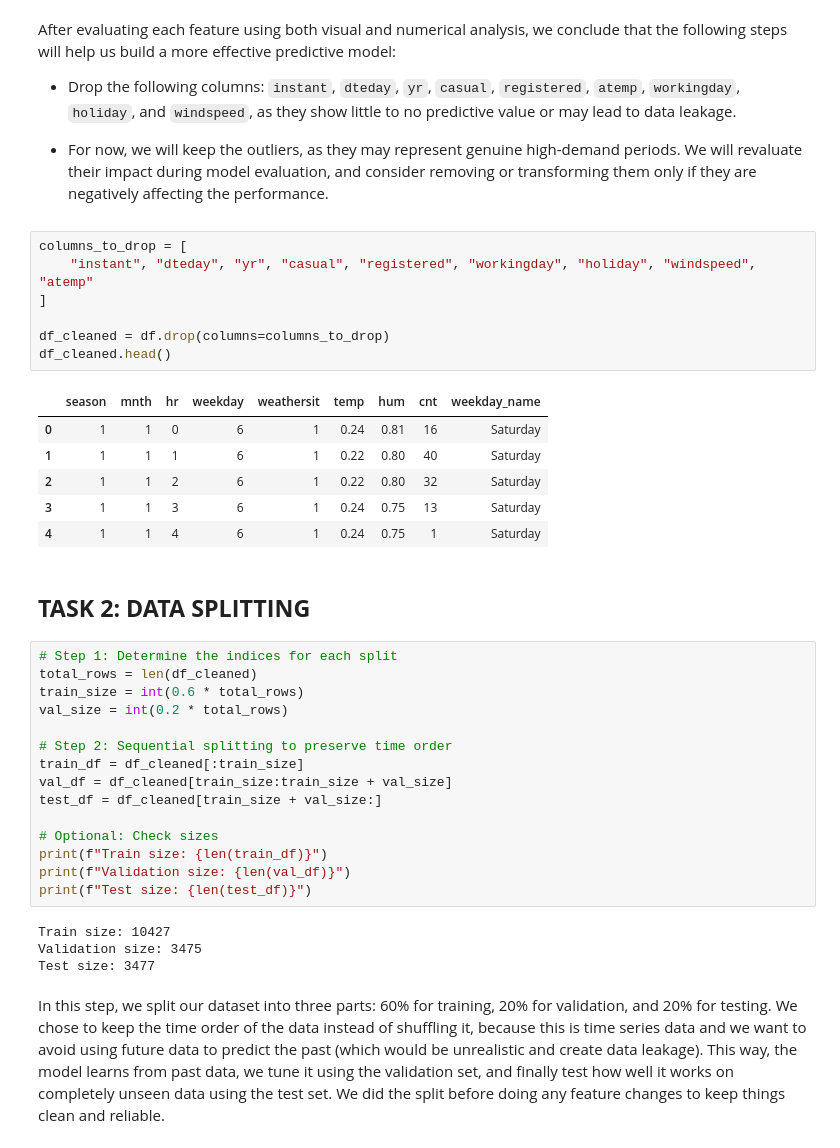
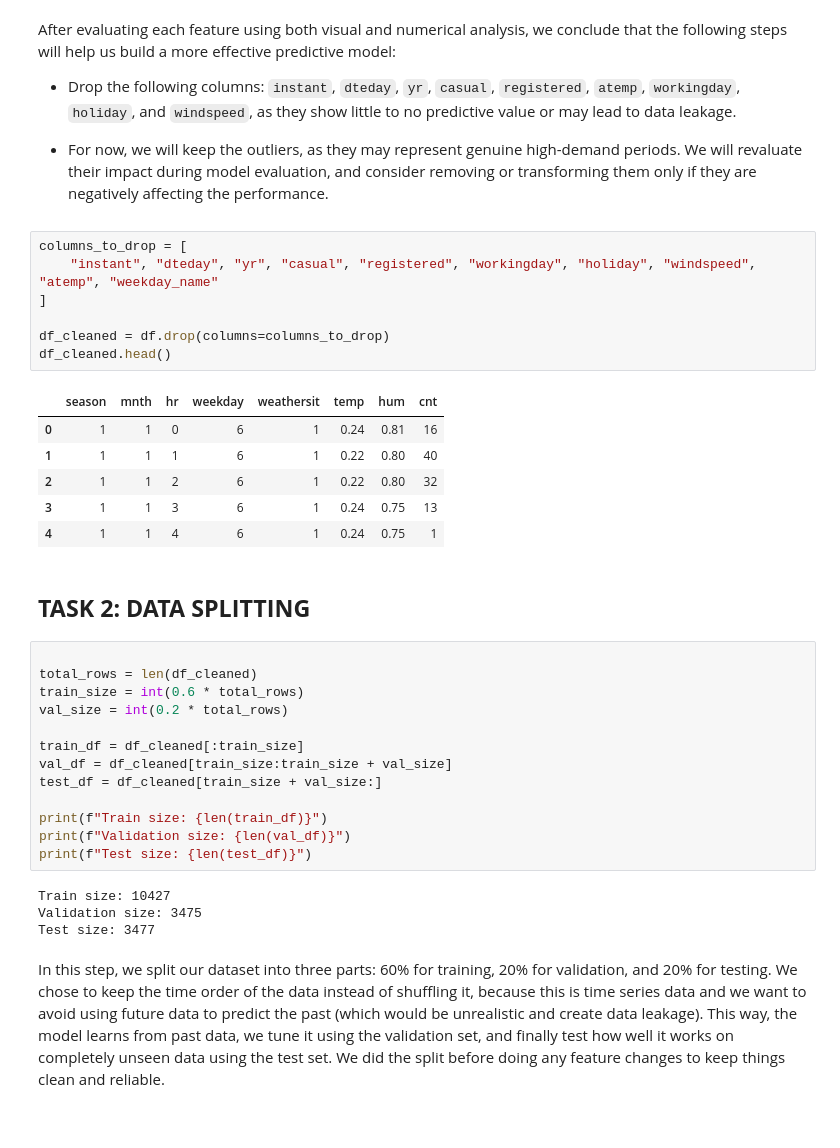
Before and after one commit to gregfu05/ML-fundamentals-2025_ASSIGNEMENT_2, a Jupyter notebook: Assignement_2_Gregorio_Santi_Furnari.ipynb, the cells around one changed output. Saved outputs shown, nothing was run; the diff lists cells and outputs as text.

```diff
--- a/Assignement_2_Gregorio_Santi_Furnari.ipynb
+++ b/Assignement_2_Gregorio_Santi_Furnari.ipynb
@@ -287,32 +273,30 @@ After evaluating each feature using both visual and numerical analysis, we concl
 - For now, we will keep the outliers, as they may represent genuine high-demand periods. We will revaluate their impact during model evaluation, and consider removing or transforming them only if they are negatively affecting the performance.
 # %%
 columns_to_drop = [
-    "instant", "dteday", "yr", "casual", "registered", "workingday", "holiday", "windspeed", "atemp"
+    "instant", "dteday", "yr", "casual", "registered", "workingday", "holiday", "windspeed", "atemp", "weekday_name"
 ]
 
 df_cleaned = df.drop(columns=columns_to_drop)
 df_cleaned.head()
 # %% [output]
-|  | season | mnth | hr | weekday | weathersit | temp | hum | cnt | weekday_name |
-| 0 | 1 | 1 | 0 | 6 | 1 | 0.24 | 0.81 | 16 | Saturday |
-| 1 | 1 | 1 | 1 | 6 | 1 | 0.22 | 0.80 | 40 | Saturday |
-| 2 | 1 | 1 | 2 | 6 | 1 | 0.22 | 0.80 | 32 | Saturday |
-| 3 | 1 | 1 | 3 | 6 | 1 | 0.24 | 0.75 | 13 | Saturday |
-| 4 | 1 | 1 | 4 | 6 | 1 | 0.24 | 0.75 | 1 | Saturday |
+|  | season | mnth | hr | weekday | weathersit | temp | hum | cnt |
+| 0 | 1 | 1 | 0 | 6 | 1 | 0.24 | 0.81 | 16 |
+| 1 | 1 | 1 | 1 | 6 | 1 | 0.22 | 0.80 | 40 |
+| 2 | 1 | 1 | 2 | 6 | 1 | 0.22 | 0.80 | 32 |
+| 3 | 1 | 1 | 3 | 6 | 1 | 0.24 | 0.75 | 13 |
+| 4 | 1 | 1 | 4 | 6 | 1 | 0.24 | 0.75 | 1 |
 # %% [markdown]
 ## **TASK 2: DATA SPLITTING**
 # %%
-# Step 1: Determine the indices for each split
+
 total_rows = len(df_cleaned)
 train_size = int(0.6 * total_rows)
 val_size = int(0.2 * total_rows)
 
-# Step 2: Sequential splitting to preserve time order
 train_df = df_cleaned[:train_size]
 val_df = df_cleaned[train_size:train_size + val_size]
 test_df = df_cleaned[train_size + val_size:]
 
-# Optional: Check sizes
 print(f"Train size: {len(train_df)}")
 print(f"Validation size: {len(val_df)}")
 print(f"Test size: {len(test_df)}")
```
Also changed, not shown: parts of 42 cells of this notebook.
